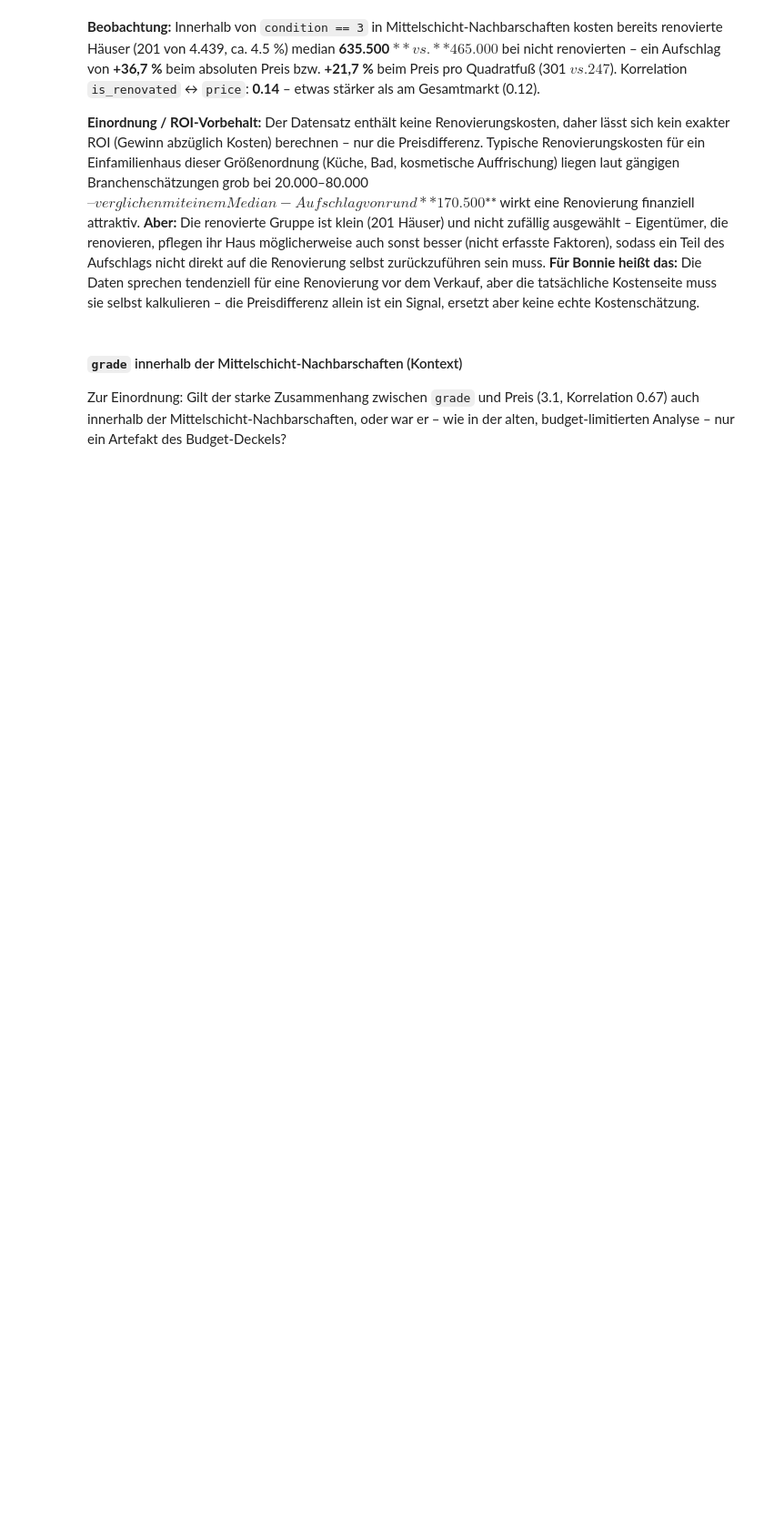
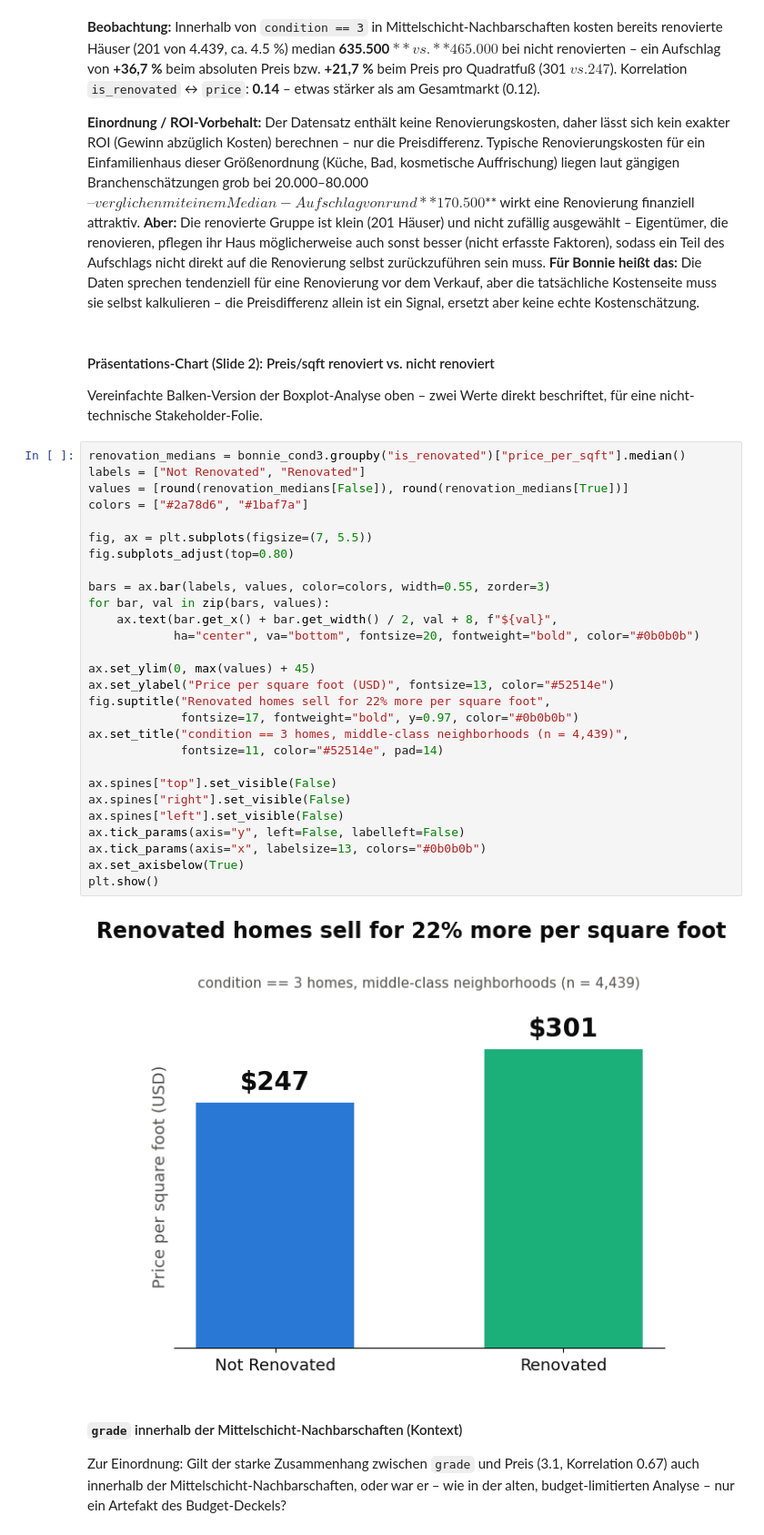
Before and after one commit to 1com/ds-eda-project, a Jupyter notebook: 04_eda.ipynb, the cells around one changed output. Shown at 91% size. Saved outputs shown, nothing was run; the diff lists cells and outputs as text; blank space fills up the shorter version.

```diff
--- a/04_eda.ipynb
+++ b/04_eda.ipynb
@@ -514,6 +522,40 @@ Korrelation is_renovated <-> price: 0.14
 **Beobachtung:** Innerhalb von `condition == 3` in Mittelschicht-Nachbarschaften kosten bereits renovierte Häuser (201 von 4.439, ca. 4.5 %) median **635.500 $** vs. **465.000 $** bei nicht renovierten – ein Aufschlag von **+36,7 %** beim absoluten Preis bzw. **+21,7 %** beim Preis pro Quadratfuß (301 $ vs. 247 $). Korrelation `is_renovated` ↔ `price`: **0.14** – etwas stärker als am Gesamtmarkt (0.12).
 
 **Einordnung / ROI-Vorbehalt:** Der Datensatz enthält keine Renovierungskosten, daher lässt sich kein exakter ROI (Gewinn abzüglich Kosten) berechnen – nur die Preisdifferenz. Typische Renovierungskosten für ein Einfamilienhaus dieser Größenordnung (Küche, Bad, kosmetische Auffrischung) liegen laut gängigen Branchenschätzungen grob bei 20.000–80.000 $ – verglichen mit einem Median-Aufschlag von rund **170.500 $** wirkt eine Renovierung finanziell attraktiv. **Aber:** Die renovierte Gruppe ist klein (201 Häuser) und nicht zufällig ausgewählt – Eigentümer, die renovieren, pflegen ihr Haus möglicherweise auch sonst besser (nicht erfasste Faktoren), sodass ein Teil des Aufschlags nicht direkt auf die Renovierung selbst zurückzuführen sein muss. **Für Bonnie heißt das:** Die Daten sprechen tendenziell für eine Renovierung vor dem Verkauf, aber die tatsächliche Kostenseite muss sie selbst kalkulieren – die Preisdifferenz allein ist ein Signal, ersetzt aber keine echte Kostenschätzung.
+# %% [markdown]
+#### Präsentations-Chart (Slide 2): Preis/sqft renoviert vs. nicht renoviert
+
+Vereinfachte Balken-Version der Boxplot-Analyse oben – zwei Werte direkt beschriftet, für eine nicht-technische Stakeholder-Folie.
+# %%
+renovation_medians = bonnie_cond3.groupby("is_renovated")["price_per_sqft"].median()
+labels = ["Not Renovated", "Renovated"]
+values = [round(renovation_medians[False]), round(renovation_medians[True])]
+colors = ["#2a78d6", "#1baf7a"]
+
+fig, ax = plt.subplots(figsize=(7, 5.5))
+fig.subplots_adjust(top=0.80)
+
+bars = ax.bar(labels, values, color=colors, width=0.55, zorder=3)
+for bar, val in zip(bars, values):
+    ax.text(bar.get_x() + bar.get_width() / 2, val + 8, f"${val}",
+            ha="center", va="bottom", fontsize=20, fontweight="bold", color="#0b0b0b")
+
+ax.set_ylim(0, max(values) + 45)
+ax.set_ylabel("Price per square foot (USD)", fontsize=13, color="#52514e")
+fig.suptitle("Renovated homes sell for 22% more per square foot",
+             fontsize=17, fontweight="bold", y=0.97, color="#0b0b0b")
+ax.set_title("condition == 3 homes, middle-class neighborhoods (n = 4,439)",
+             fontsize=11, color="#52514e", pad=14)
+
+ax.spines["top"].set_visible(False)
+ax.spines["right"].set_visible(False)
+ax.spines["left"].set_visible(False)
+ax.tick_params(axis="y", left=False, labelleft=False)
+ax.tick_params(axis="x", labelsize=13, colors="#0b0b0b")
+ax.set_axisbelow(True)
+plt.show()
+# %% [output]
+[figure, added]
 # %% [markdown]
 #### `grade` innerhalb der Mittelschicht-Nachbarschaften (Kontext)
 
```
Also changed, not shown: parts of 2 cells of this notebook, 1 other file.
